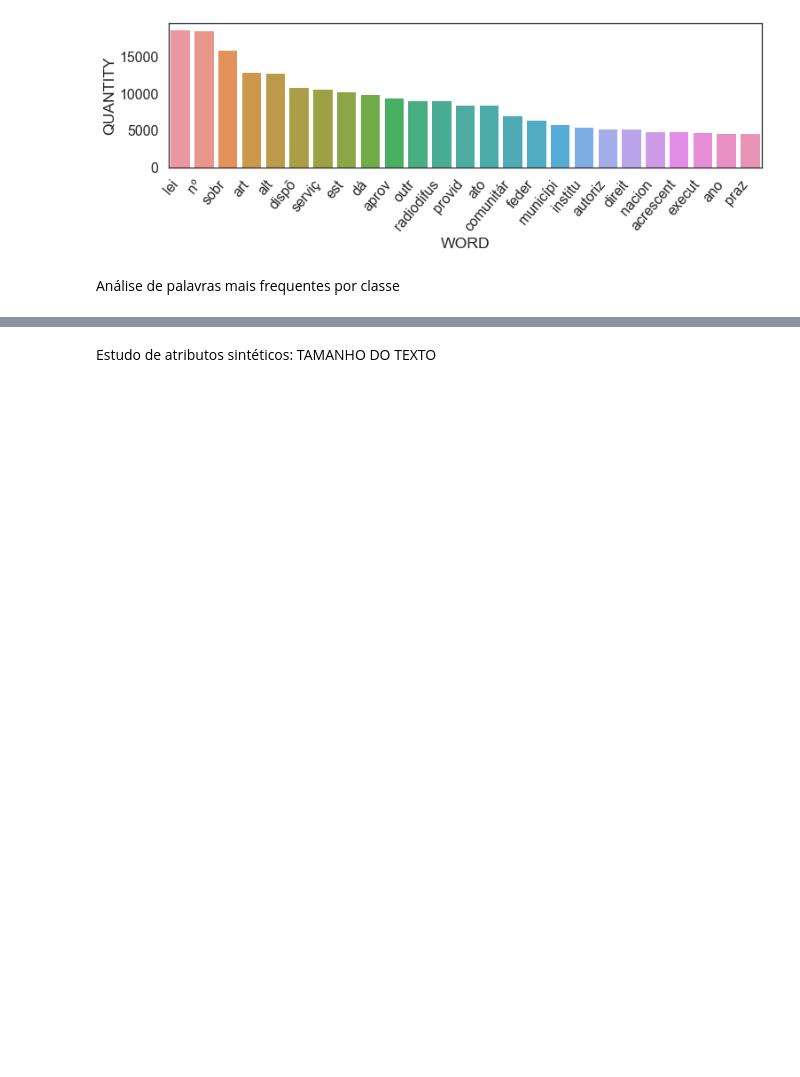
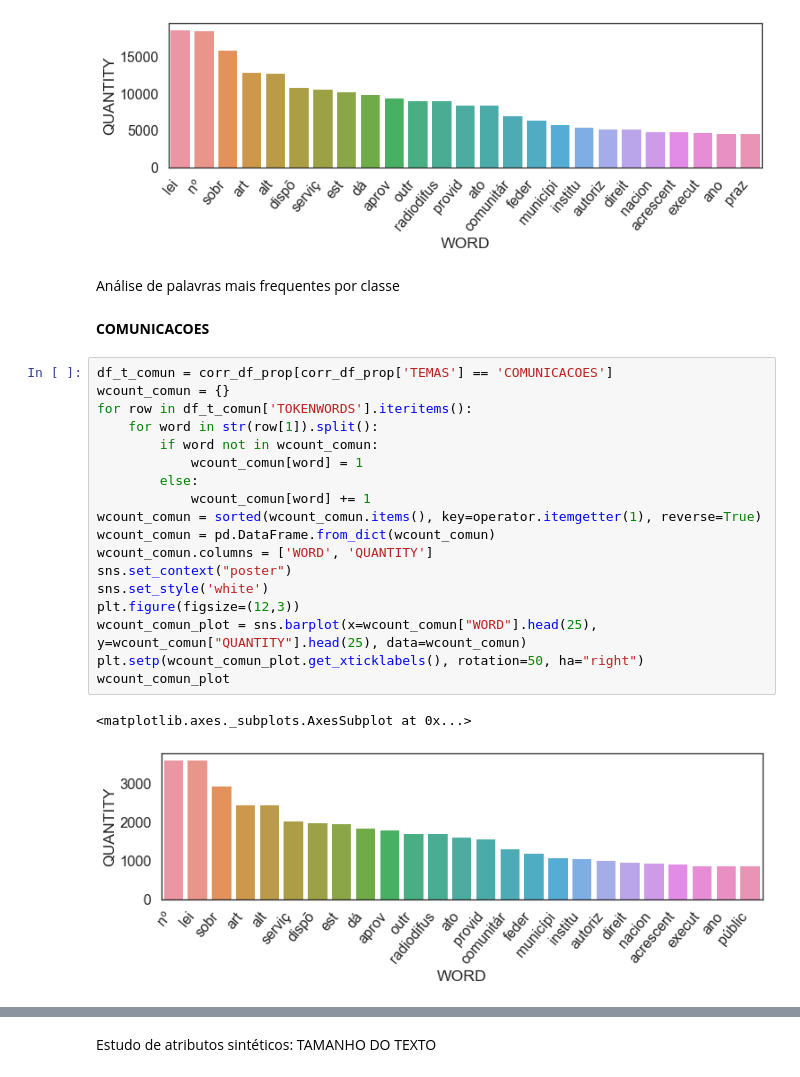
Before and after one commit to DiegoKremer/meu-politico, a Jupyter notebook: data_analysis/analise_proposicoes.ipynb, the cells around one changed output, grey strips where cells are left out. Saved outputs shown, nothing was run; the diff lists cells and outputs as text; blank space fills up the shorter version.

Commit message:
Frequencia palavra por TEMA
Analisando a frequência das palavras por TEMA

```diff
--- a/data_analysis/analise_proposicoes.ipynb
+++ b/data_analysis/analise_proposicoes.ipynb
@@ -598,3 +598,26 @@ wordcountplot
 [figure]
 # %% [markdown]
 Análise de palavras mais frequentes por classe
+# %% [markdown]
+**COMUNICACOES**
+# %%
+df_t_comun = corr_df_prop[corr_df_prop['TEMAS'] == 'COMUNICACOES']
+wcount_comun = {}
+for row in df_t_comun['TOKENWORDS'].iteritems():
+    for word in str(row[1]).split():
+        if word not in wcount_comun:
+            wcount_comun[word] = 1
+        else:
+            wcount_comun[word] += 1
+wcount_comun = sorted(wcount_comun.items(), key=operator.itemgetter(1), reverse=True)
+wcount_comun = pd.DataFrame.from_dict(wcount_comun)
+wcount_comun.columns = ['WORD', 'QUANTITY']
+sns.set_context("poster")
+sns.set_style('white')
+plt.figure(figsize=(12,3))
+wcount_comun_plot = sns.barplot(x=wcount_comun["WORD"].head(25), y=wcount_comun["QUANTITY"].head(25), data=wcount_comun)
+plt.setp(wcount_comun_plot.get_xticklabels(), rotation=50, ha="right")
+wcount_comun_plot
+# %% [output]
+<matplotlib.axes._subplots.AxesSubplot at 0x...>
+[figure, added]
```
Also changed, not shown: parts of 16 cells of this notebook.
